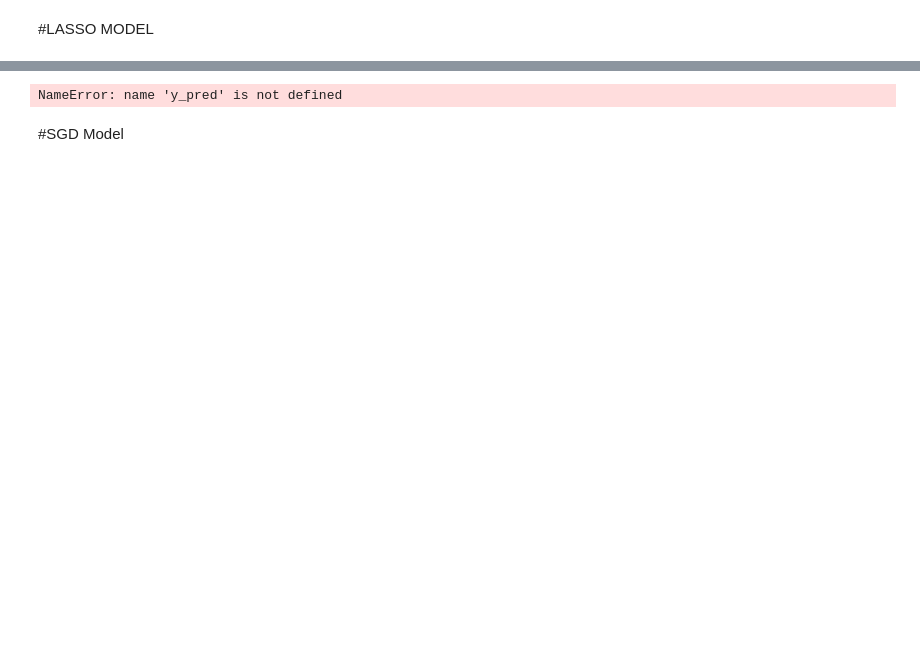
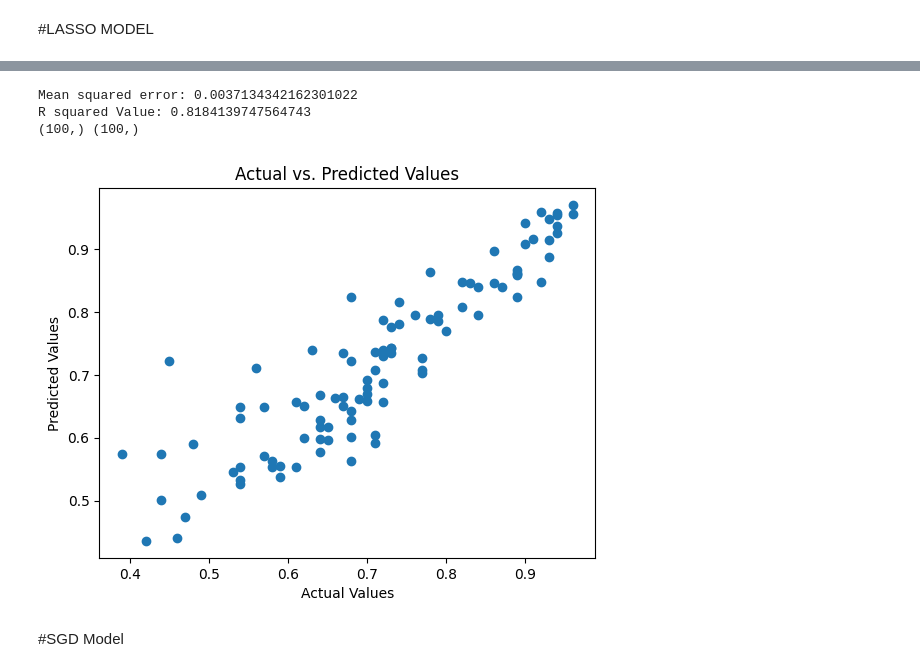
Before and after one commit to ashishkumarsaklani/Jam-project, a Jupyter notebook: Jamboree_Linear_Model.ipynb, the cells around one changed output, grey strips where cells are left out. Drawn from its saved outputs; the diff is of its cells as text; code cells hidden in the pictures; blank space fills up the shorter version.

```diff
--- a/Jamboree_Linear_Model.ipynb
+++ b/Jamboree_Linear_Model.ipynb
@@ -331,11 +325,51 @@ R-squared Value: 0.29883621038167485
-# %%
-    plt.scatter(y_test, y_pred)
-    plt.xlabel('Actual Values')
-    plt.ylabel('Predicted Values')
-    plt.title('Actual vs. Predicted Values')
-    plt.show()
-# %% [output]
-NameError: name 'y_pred' is not defined
+# %%
+
+class lasso_model:
+    def __init__(self, X_train, X_test, y_train, y_test):
+        self.lasso_model = linear_model.Lasso(alpha=0.0001)
+        self.X_train = X_train
+        self.X_test = X_test
+        self.y_train = y_train
+        self.y_test = y_test
+        self.losses = []
+        self.y_pred =[]
+
+
+    def fit(self):
+        self.lasso_model.fit(self.X_train, self.y_train)
+
+        # Calculate loss at each iteration
+        self.y_pred = self.lasso_model.predict(self.X_test)
+        mse = mean_squared_error(self.y_test, self.y_pred)
+
+    def predict(self):
+        return self.lasso_model.predict(self.X_test)
+
+    def evaluate(self):
+        y_pred = self.predict()
+        mse = mean_squared_error(self.y_test, y_pred)
+        r2 = r2_score(self.y_test, y_pred)
+        print("Mean squared error:", mse)
+        print("R squared Value:", r2)
+        #coefficients = pd.DataFrame({'Feature': X.columns, 'Coefficient': model.coef_})
+        #print(coefficients)
+    def scatter_plot(self):
+        # Plot the loss curve
+        plt.scatter(self.y_test, self.y_pred)
+        plt.xlabel('Actual Values')
+        plt.ylabel('Predicted Values')
+        plt.title('Actual vs. Predicted Values')
+        plt.show()
+
+lasso_model_instance = lasso_model(X_train, X_test, y_train, y_test)
+lasso_model_instance.fit()
+lasso_model_instance.evaluate()
+lasso_model_instance.scatter_plot()
+# %% [output]
+Mean squared error: 0.0037134342162301022
+R squared Value: 0.8184139747564743
+(100,) (100,)
+[figure, added]
 # %% [markdown]
 #SGD Model
 # %%
```
Also changed, not shown: parts of 11 cells of this notebook.
